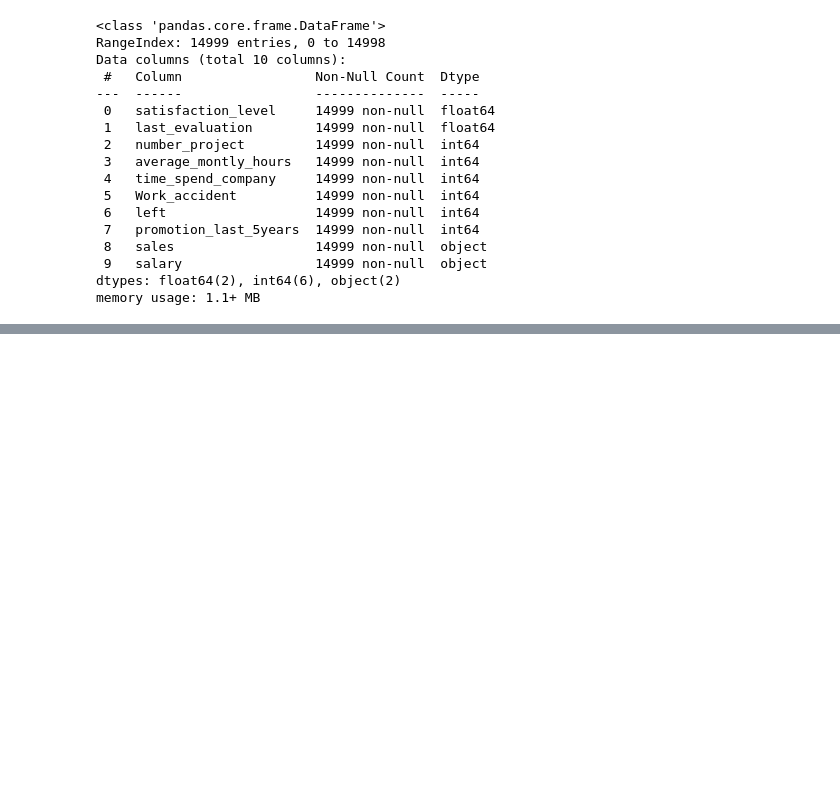
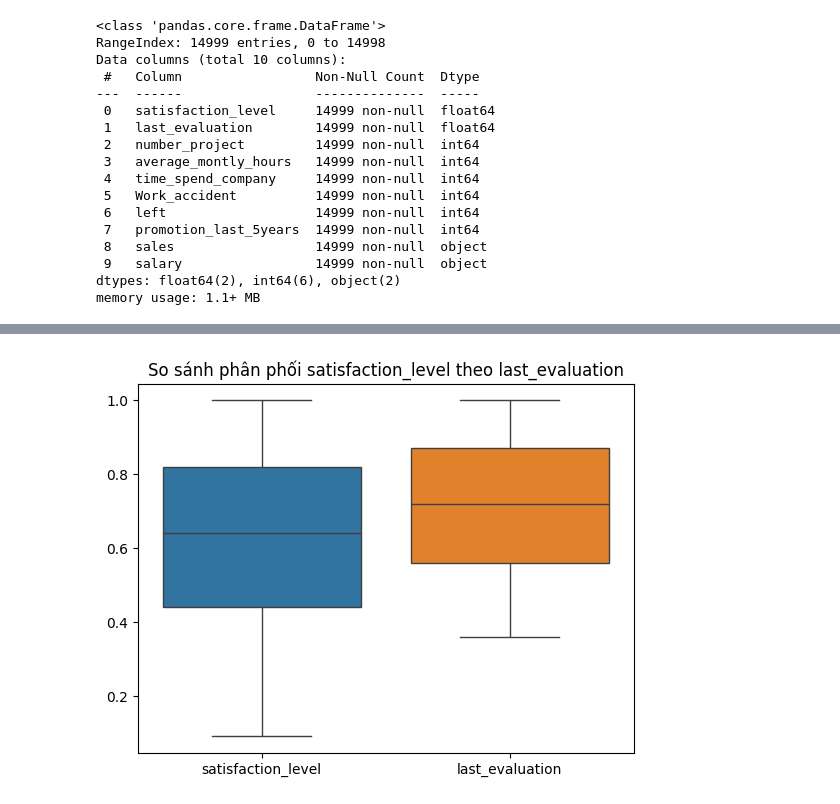
Before and after one commit to Cgaz275/PTDL, a Jupyter notebook: PTDL.ipynb, the cells around one changed output, grey strips where cells are left out. Cells and saved outputs as stored; diff of their text form; code cells hidden in the pictures; blank space fills up the shorter version.

```diff
--- a/PTDL.ipynb
+++ b/PTDL.ipynb
@@ -65,0 +78,7 @@ memory usage: 1.1+ MB
+# %%
+# box plot
+sns.boxplot(data=df[['satisfaction_level','last_evaluation']])
+plt.title("So sánh phân phối satisfaction_level theo last_evaluation")
+plt.show()
+# %% [output]
+[figure, added]
```
Also changed, not shown: parts of 5 cells of this notebook.
